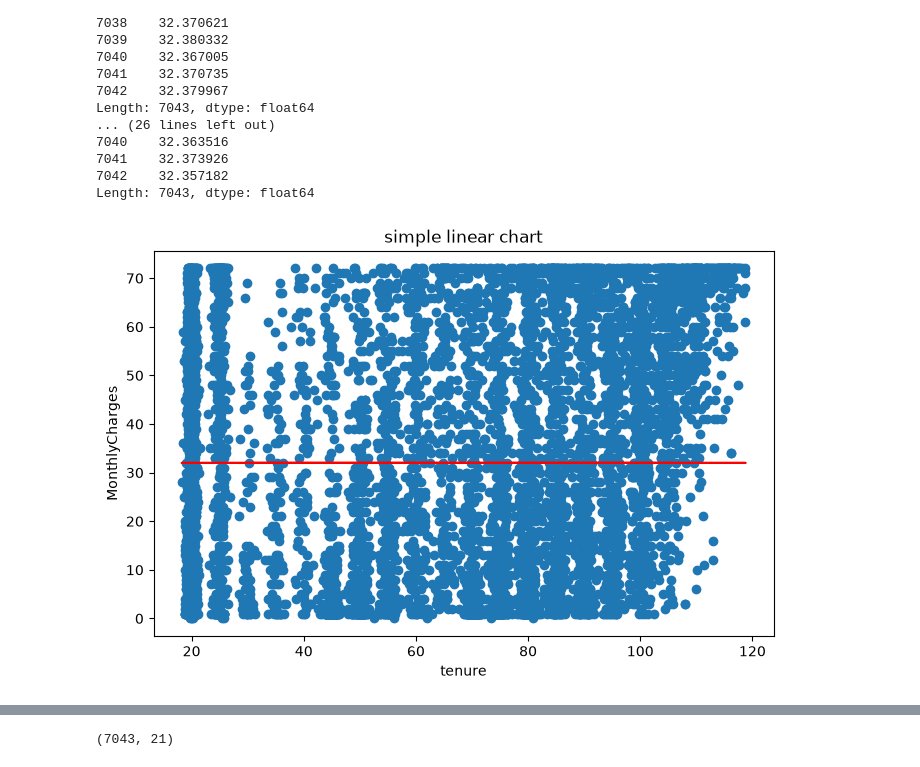
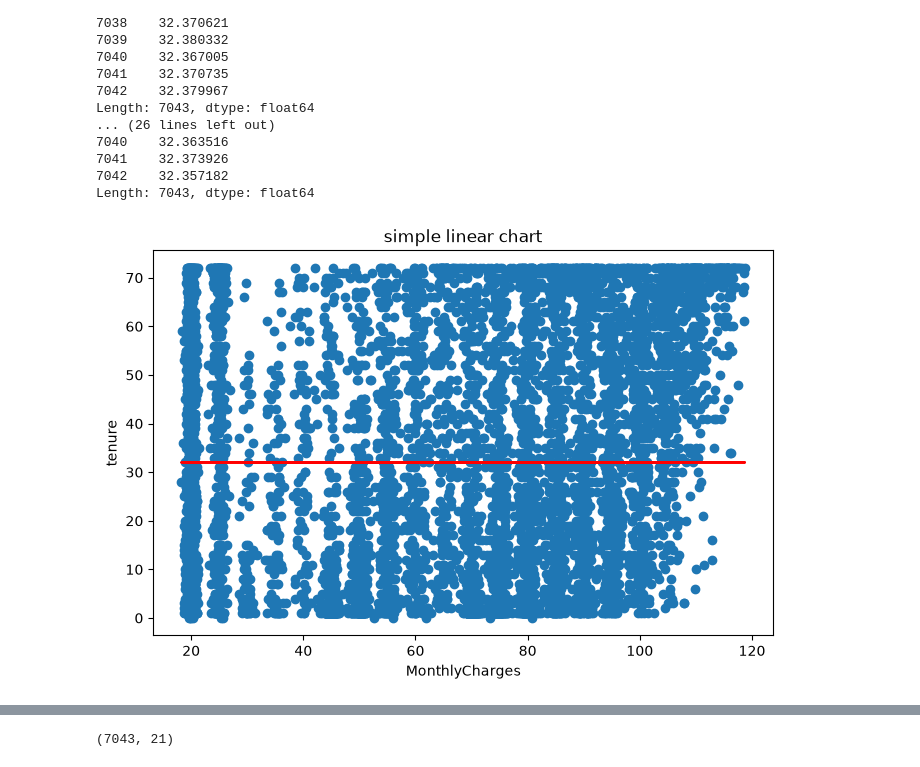
Before and after one commit to jahnavi56553-bit/AIML-online-classes, a Jupyter notebook: project4(CustomerChurnPrediction).ipynb, the cells around one changed output, grey strips where cells are left out. Cells and saved outputs as stored; diff of their text form; code cells hidden in the pictures.

```diff
--- a/project4(CustomerChurnPrediction).ipynb
+++ b/project4(CustomerChurnPrediction).ipynb
@@ -369,14 +369,14 @@ Length: 7043, dtype: float64
 # %%
 import matplotlib.pyplot as plt
 plt.figure(figsize=(8,5))
 plt.scatter(X,Y)
 plt.plot(X,Y_pred,color="red")
 plt.title("simple linear chart")
-plt.xlabel("tenure")
-plt.ylabel("MonthlyCharges")
+plt.xlabel("MonthlyCharges")
+plt.ylabel("tenure")
 plt.show()
 # %% [output]
-[figure, old version]
+[figure, new version]
 # %%
 import matplotlib.pyplot as plt
 sorted_data = pd.DataFrame({
```
Also changed, not shown: parts of 1 cell of this notebook.
